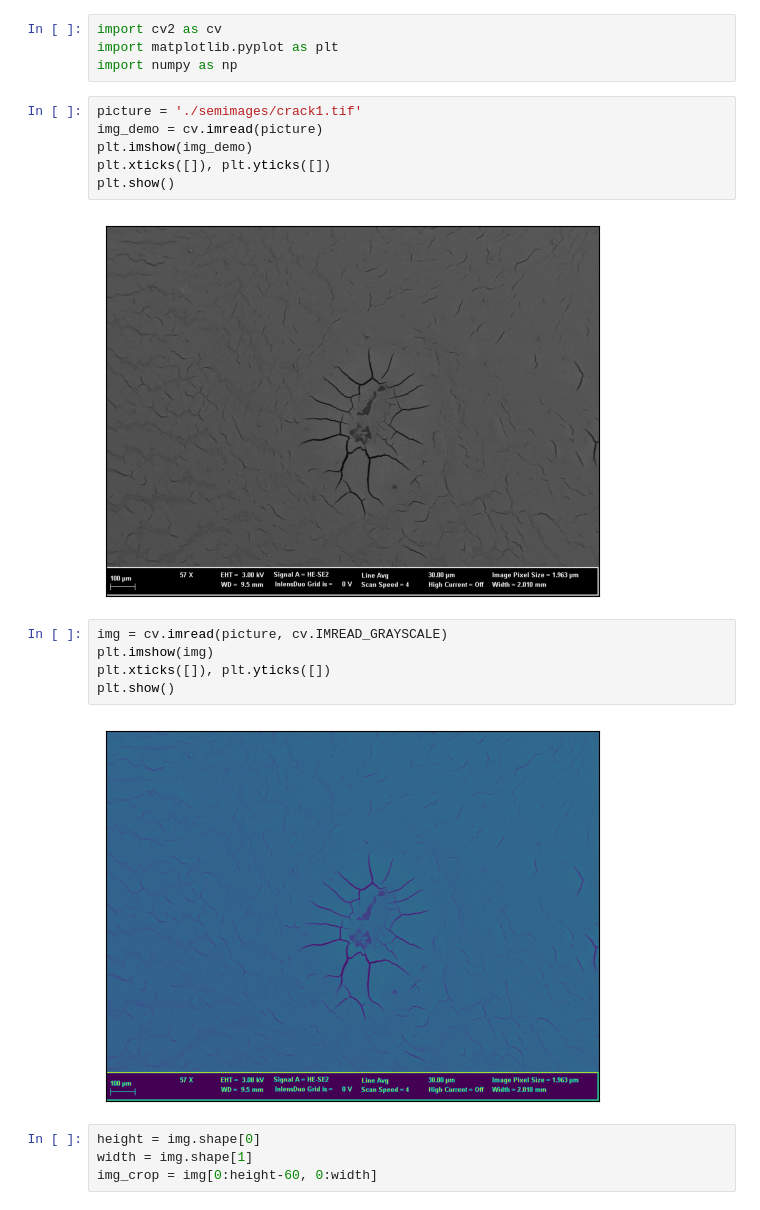
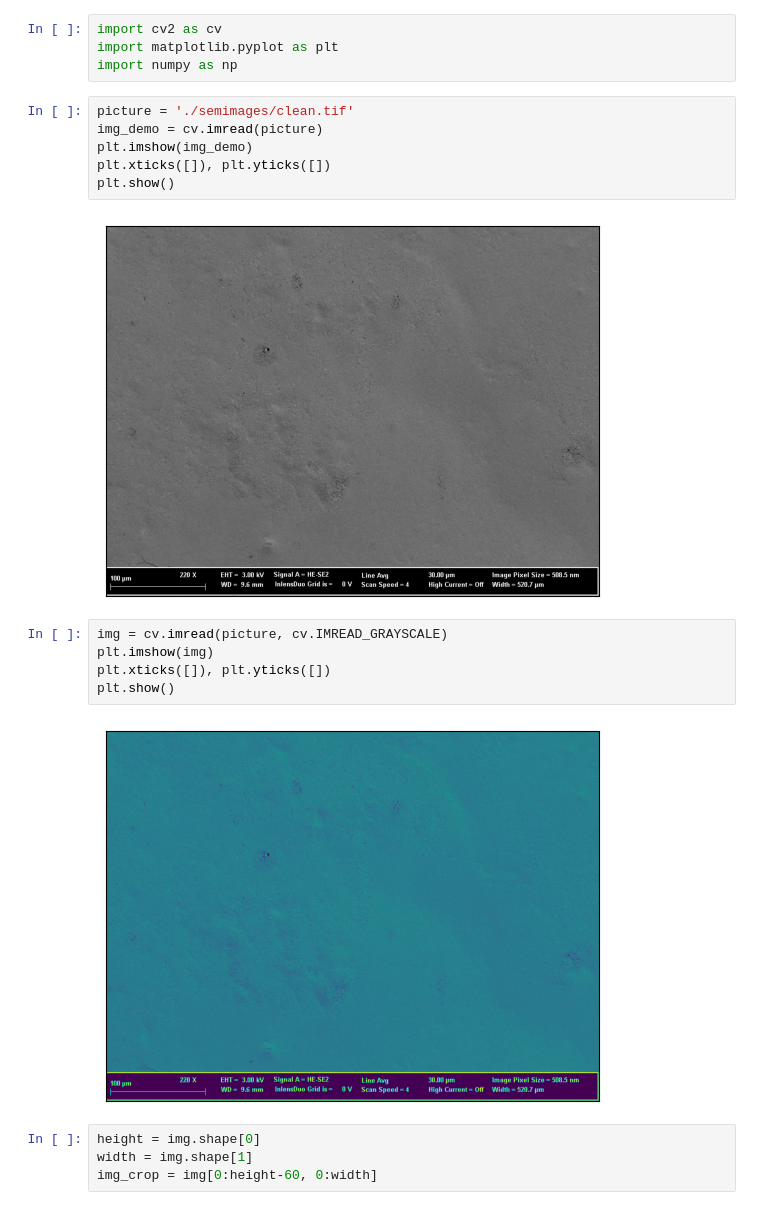
Before and after one commit to rjbunting/crackrecognition, a Jupyter notebook: crackrecognition.ipynb, the cells around one changed output. Saved outputs shown, nothing was run; the diff lists cells and outputs as text.

```diff
--- a/crackrecognition.ipynb
+++ b/crackrecognition.ipynb
@@ -3,20 +3,20 @@ import cv2 as cv
 import matplotlib.pyplot as plt
 import numpy as np
 # %%
-picture = './semimages/crack1.tif'
+picture = './semimages/clean.tif'
 img_demo = cv.imread(picture)
 plt.imshow(img_demo)
 plt.xticks([]), plt.yticks([])
 plt.show()
 # %% [output]
-[figure, old version]
+[figure, new version]
 # %%
 img = cv.imread(picture, cv.IMREAD_GRAYSCALE)
 plt.imshow(img)
 plt.xticks([]), plt.yticks([])
 plt.show()
 # %% [output]
-[figure, old version]
+[figure, new version]
 # %%
 height = img.shape[0]
 width = img.shape[1]
```
Also changed, not shown: parts of 4 cells of this notebook, 6 other files.
